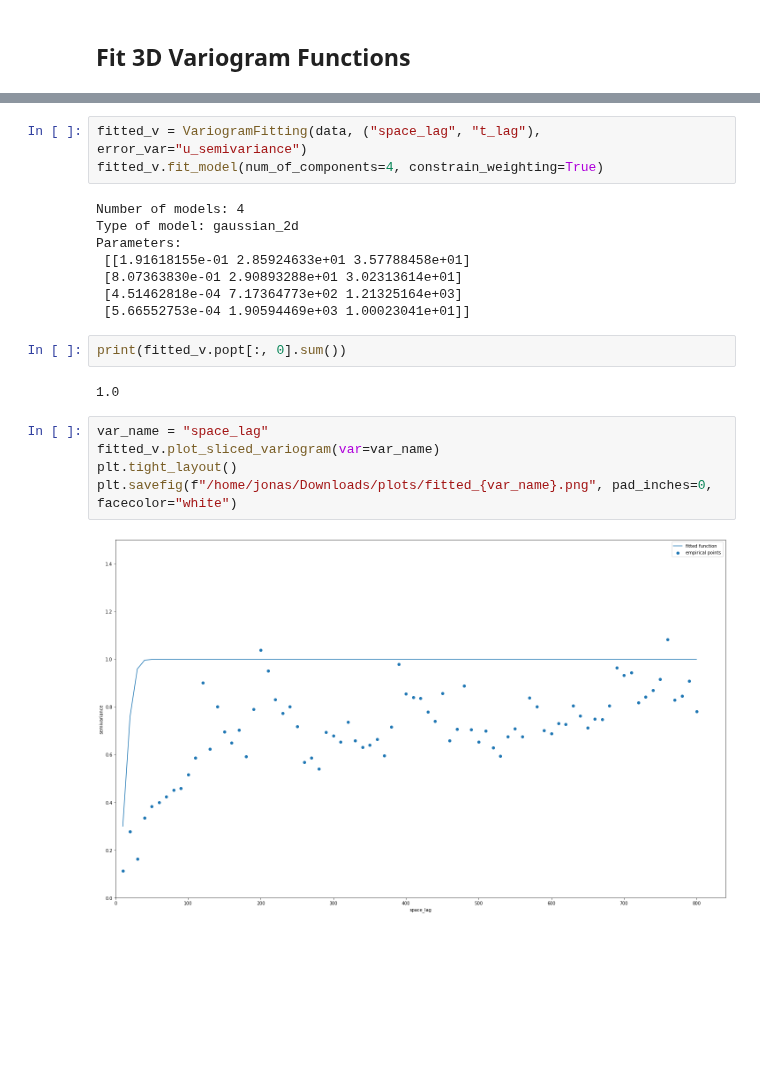
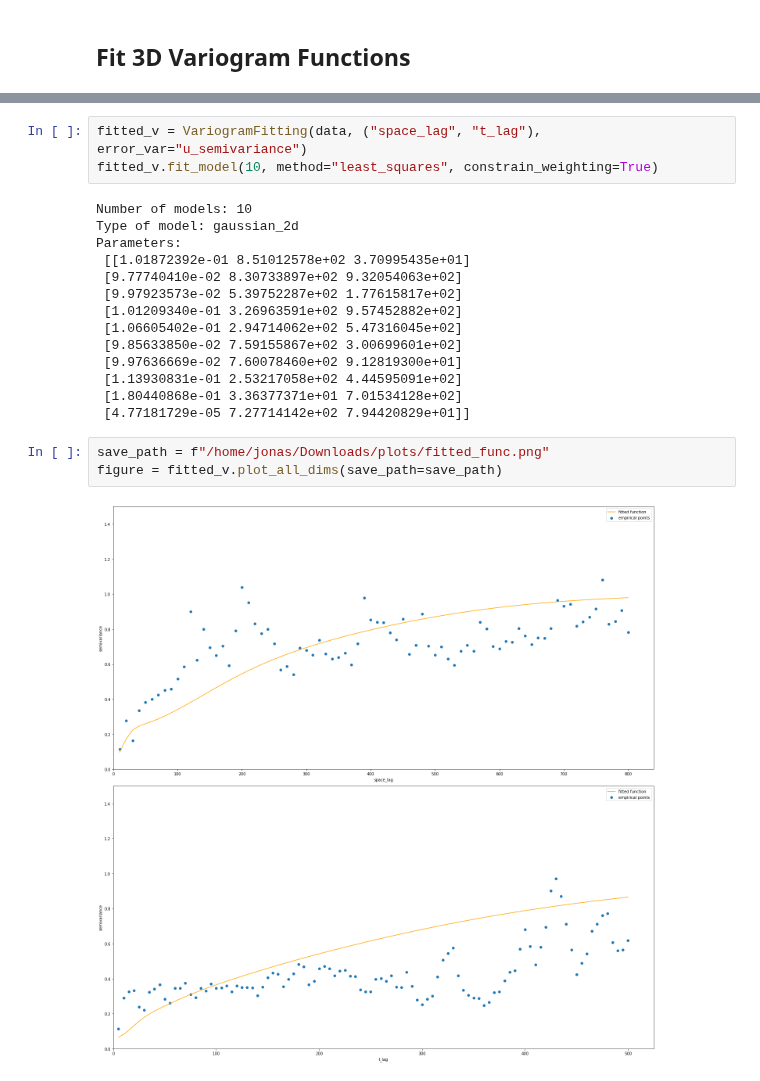
Before and after one commit to MariusWiggert/OceanPlatformControl, a Jupyter notebook: ocean_navigation_simulator/generative_error_model/notebooks/curve_fitting.ipynb, the cells around one changed output, grey strips where cells are left out. Drawn from its saved outputs; the diff is of its cells as text; blank space fills up the shorter version.

Commit message:
improved plotting for curve fitting and fixed bug in 1d curve

```diff
--- a/ocean_navigation_simulator/generative_error_model/notebooks/curve_fitting.ipynb
+++ b/ocean_navigation_simulator/generative_error_model/notebooks/curve_fitting.ipynb
@@ -225,22 +36,22 @@ The autoreload extension is already loaded. To reload it, use:
 # %%
 fitted_v = VariogramFitting(data, ("space_lag", "t_lag"), error_var="u_semivariance")
-fitted_v.fit_model(num_of_components=4, constrain_weighting=True)
+fitted_v.fit_model(10, method="least_squares", constrain_weighting=True)
 # %% [output]
-Number of models: 4
+Number of models: 10
 Type of model: gaussian_2d
 Parameters:
- [[1.91618155e-01 2.85924633e+01 3.57788458e+01]
- [8.07363830e-01 2.90893288e+01 3.02313614e+01]
- [4.51462818e-04 7.17364773e+02 1.21325164e+03]
- [5.66552753e-04 1.90594469e+03 1.00023041e+01]]
+ [[1.01872392e-01 8.51012578e+02 3.70995435e+01]
+ [9.77740410e-02 8.30733897e+02 9.32054063e+02]
+ [9.97923573e-02 5.39752287e+02 1.77615817e+02]
+ [1.01209340e-01 3.26963591e+02 9.57452882e+02]
+ [1.06605402e-01 2.94714062e+02 5.47316045e+02]
+ [9.85633850e-02 7.59155867e+02 3.00699601e+02]
+ [9.97636669e-02 7.60078460e+02 9.12819300e+01]
+ [1.13930831e-01 2.53217058e+02 4.44595091e+02]
+ [1.80440868e-01 3.36377371e+01 7.01534128e+02]
+ [4.77181729e-05 7.27714142e+02 7.94420829e+01]]
-# %%
-print(fitted_v.popt[:, 0].sum())
-# %% [output]
-1.0
-# %%
-var_name = "space_lag"
-fitted_v.plot_sliced_variogram(var=var_name)
-plt.tight_layout()
-plt.savefig(f"/home/jonas/Downloads/plots/fitted_{var_name}.png", pad_inches=0, facecolor="white")
-# %% [output]
-[figure, removed]
+# %%
+save_path = f"/home/jonas/Downloads/plots/fitted_func.png"
+figure = fitted_v.plot_all_dims(save_path=save_path)
+# %% [output]
+[figure, added]
```
Also changed, not shown: parts of 12 cells of this notebook, 1 other file.
